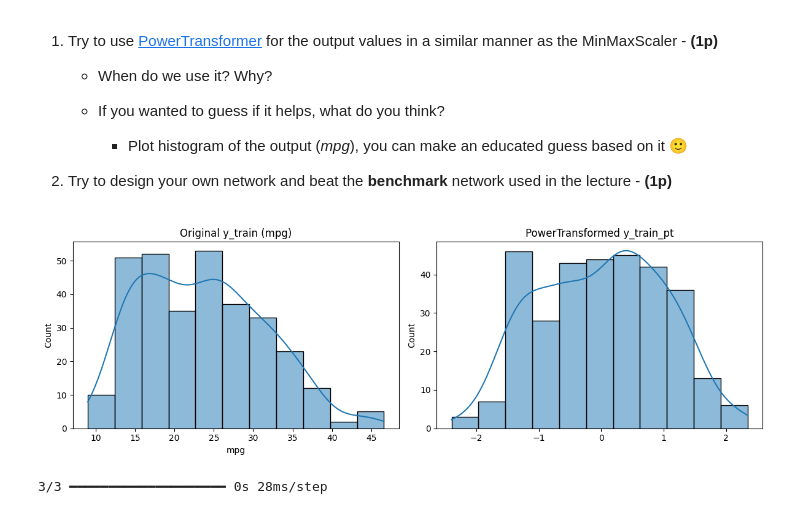
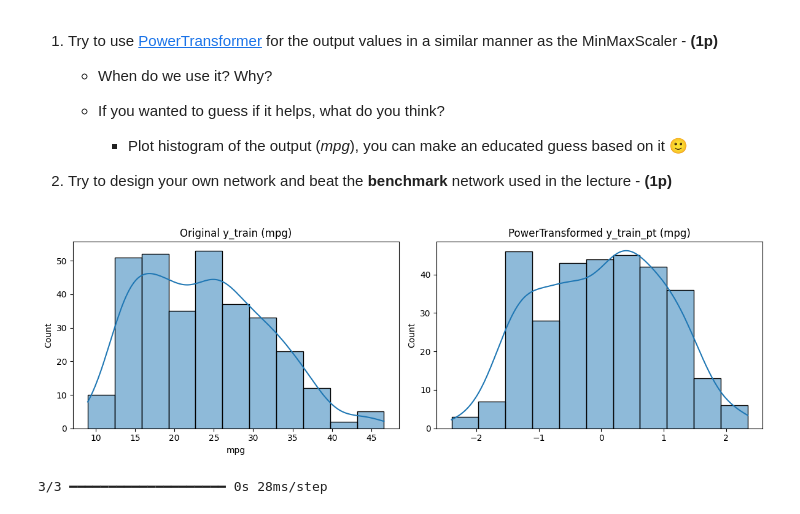
Before and after one commit to Kudl1k/hu, a Jupyter notebook: dl_02.ipynb, the cells around one changed output. Drawn from its saved outputs; the diff is of its cells as text; code cells hidden in the pictures.

```diff
--- a/dl_02.ipynb
+++ b/dl_02.ipynb
@@ -912,17 +912,17 @@ as the MinMaxScaler - **(1p)**
 # %%
 pt = PowerTransformer()
 y_train_pt = pt.fit_transform(np.array(y_train).reshape(-1, 1)).ravel()
 y_test_pt = pt.transform(np.array(y_test).reshape(-1, 1)).ravel()
 
 fig, ax = plt.subplots(1, 2, figsize=(12, 4))
 sns.histplot(y_train, kde=True, ax=ax[0])
 ax[0].set_title('Original y_train (mpg)')
 sns.histplot(y_train_pt, kde=True, ax=ax[1])
-ax[1].set_title('PowerTransformed y_train_pt')
+ax[1].set_title('PowerTransformed y_train_pt (mpg)')
 plt.tight_layout()
 plt.show()
 # %% [output]
-[figure, old version]
+[figure, new version]
 # %%
 inp = keras.layers.Input(shape=(X_train.shape[1],))
 norm = norm_layer(inp)
```
Also changed, not shown: 2 other files.
